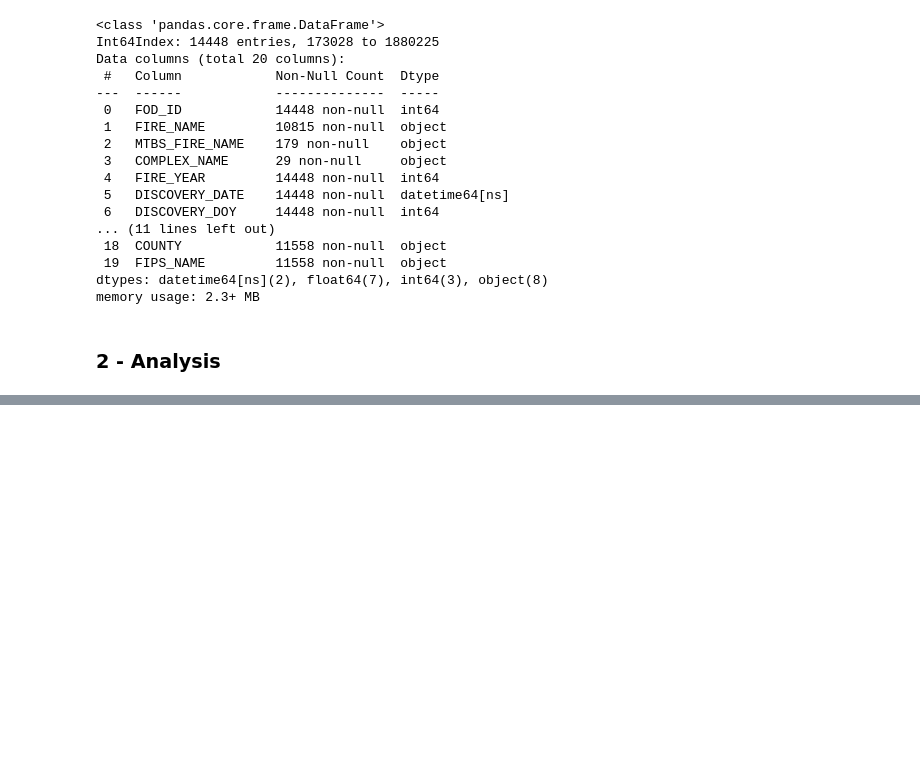
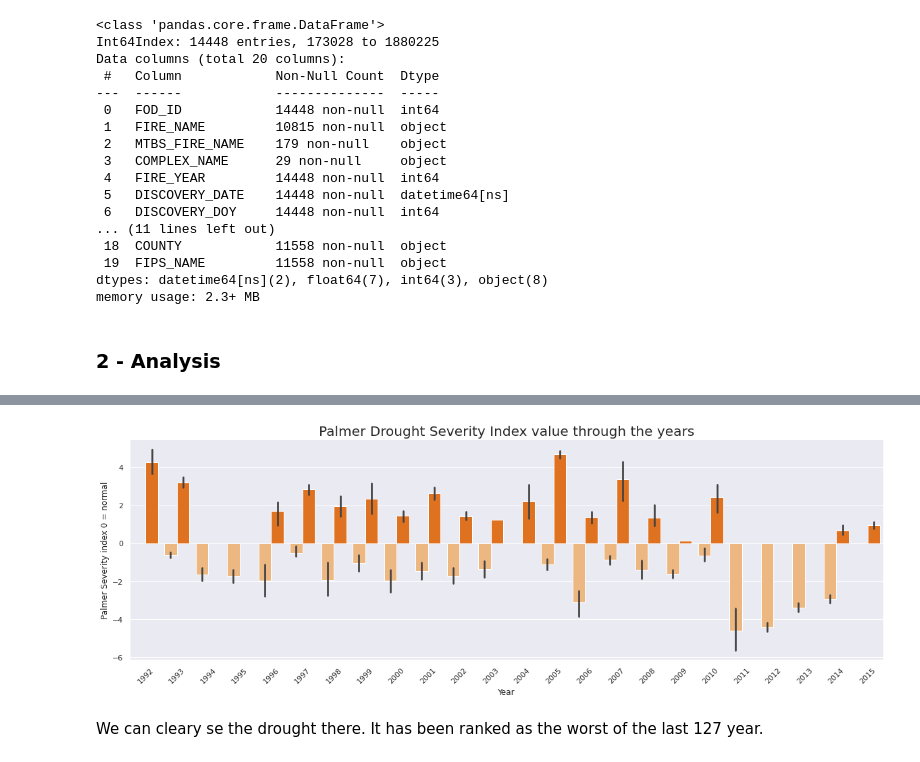
Before and after one commit to Coincoin-Dataduck/wildefires-da, a Jupyter notebook: Powerline-fire-analysis/powerline fire study.ipynb, the cells around one changed output, grey strips where cells are left out. Saved outputs shown, nothing was run; the diff lists cells and outputs as text; code cells hidden in the pictures; blank space fills up the shorter version.

Commit message:
:memo: Added documentary research to explain the anomaly

```diff
--- a/Powerline-fire-analysis/powerline fire study.ipynb
+++ b/Powerline-fire-analysis/powerline fire study.ipynb
@@ -80,0 +144,29 @@ Obviously at first sight we have something around 2010.
+# %%
+#import data
+df_drougth = pd.read_csv('4101-pdsi-all-4-1992-2015.csv')
+#conerting to date
+df_drougth['Month'] = df_drougth['Date'].astype('str').apply(lambda x: x[-2:])
+df_drougth['Year'] = df_drougth['Date'].astype('str').apply(lambda x: x[0:4])
+df_drougth['Day'] = '01'
+df_drougth['Date'] = pd.to_datetime(df_drougth[['Month','Year', 'Day']])
+# %%
+df_drougth.drop(['Month','Year', 'Day'], inplace=True, axis=1) #cleaning
+# %%
+# seting-up the hue value
+df_drougth['anomaly symbol'] = 1
+df_drougth.loc[df_drougth['Value'] < 0, 'anomaly symbol'] = -1
+# %%
+df_drougth['x_label'] = df_drougth['Date'].dt.year #seting up the plot
+# %%
+fig = plt.figure(figsize = (20,6))
+ax = fig.add_subplot(111)
+sns.barplot(x='x_label', y='Value', hue='anomaly symbol', data=df_drougth, ax=ax);
+plt.xticks(rotation=45)
+plt.xlabel("Year")
+plt.ylabel('Palmer Severity index 0 = normal')
+plt.title("Palmer Drought Severity Index value through the years", fontsize=20)
+ax.legend_.remove();
+# %% [output]
+[figure, added]
+# %% [markdown]
+We can cleary se the drought there. It has been ranked as the worst of the last 127 year.
```
Also changed, not shown: parts of 11 cells of this notebook.
